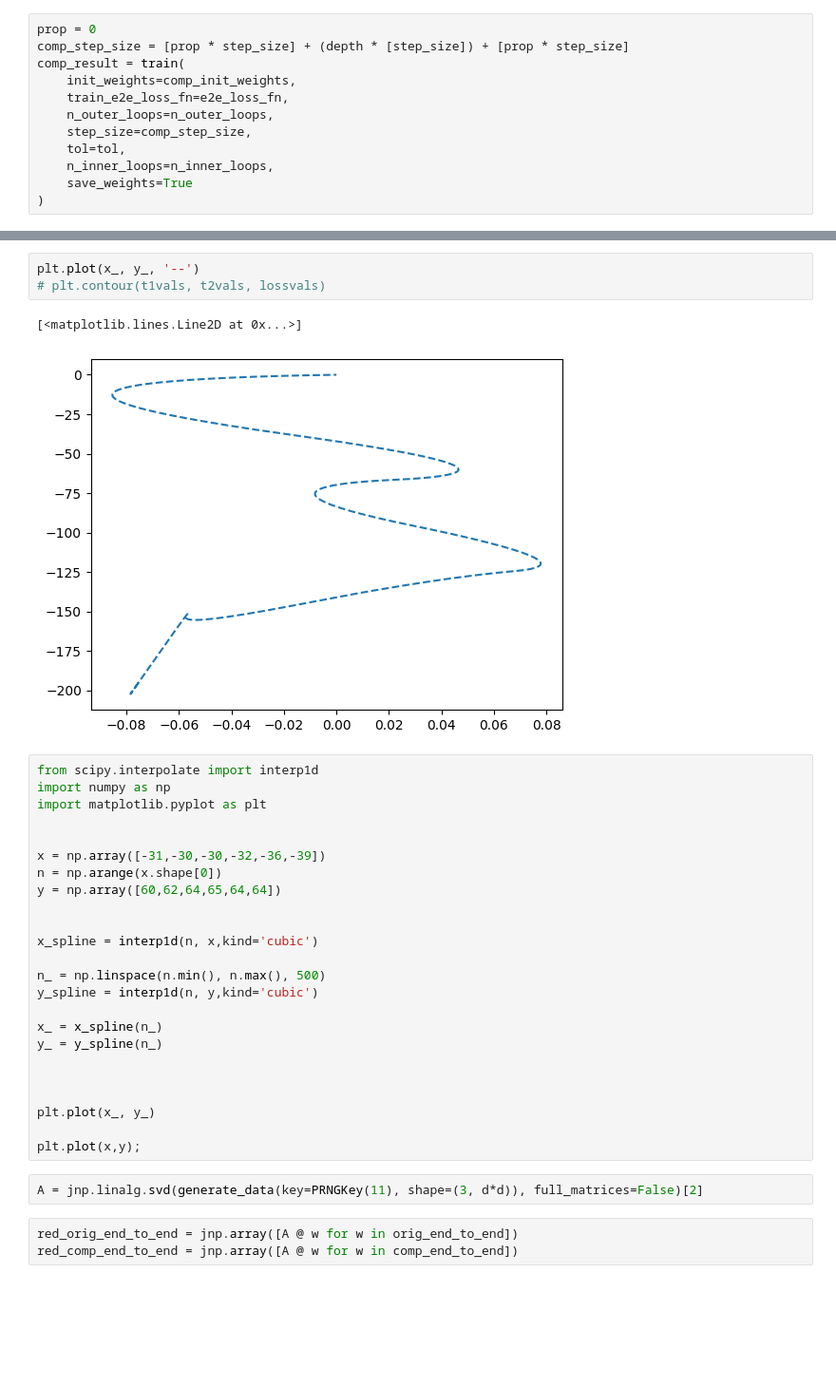
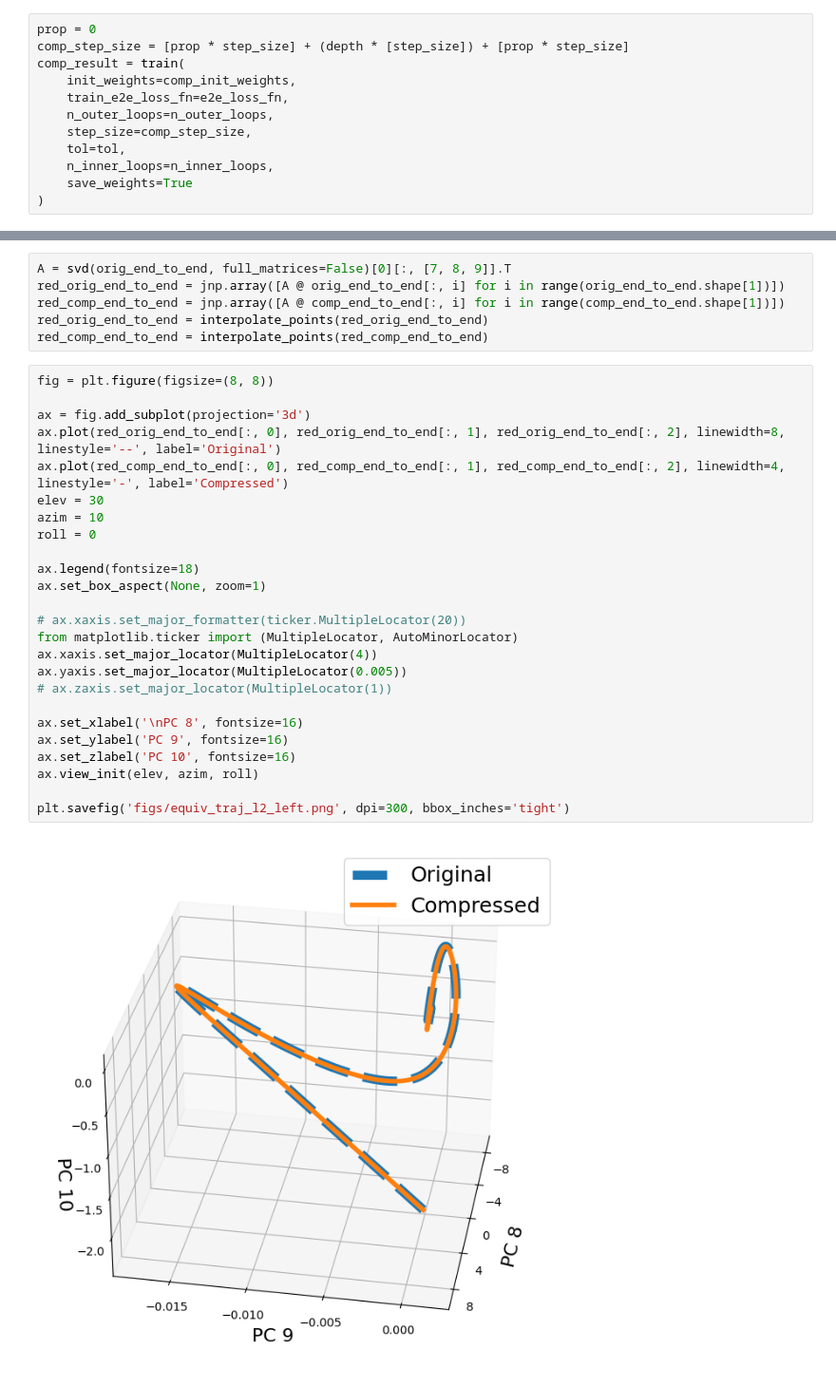
Before and after one commit to cjyaras/law-of-parsimony, a Jupyter notebook: fig_equiv_traj_L2.ipynb, the cells around one changed output, grey strips where cells are left out. Shown: that part at 95% size. Drawn from its saved outputs; the diff is of its cells as text; blank space fills up the shorter version.

```diff
--- a/fig_equiv_traj_L2.ipynb
+++ b/fig_equiv_traj_L2.ipynb
@@ -120,36 +81,34 @@ lossvals = jnp.array(lossvals)
-# %%
-plt.plot(x_, y_, '--')
-# plt.contour(t1vals, t2vals, lossvals)
-# %% [output]
-[<matplotlib.lines.Line2D at 0x...>]
-[figure, removed]
-# %%
-from scipy.interpolate import interp1d
-import numpy as np
-import matplotlib.pyplot as plt
-
-
-x = np.array([-31,-30,-30,-32,-36,-39])
-n = np.arange(x.shape[0])
-y = np.array([60,62,64,65,64,64])
-
-
-x_spline = interp1d(n, x,kind='cubic')
-
-n_ = np.linspace(n.min(), n.max(), 500)
-y_spline = interp1d(n, y,kind='cubic')
-
-x_ = x_spline(n_)
-y_ = y_spline(n_)
-
-
-
-plt.plot(x_, y_)
-
-plt.plot(x,y);
-# %%
-A = jnp.linalg.svd(generate_data(key=PRNGKey(11), shape=(3, d*d)), full_matrices=False)[2]
 # %%
-red_orig_end_to_end = jnp.array([A @ w for w in orig_end_to_end])
-red_comp_end_to_end = jnp.array([A @ w for w in comp_end_to_end])
+A = svd(orig_end_to_end, full_matrices=False)[0][:, [7, 8, 9]].T
+red_orig_end_to_end = jnp.array([A @ orig_end_to_end[:, i] for i in range(orig_end_to_end.shape[1])])
+red_comp_end_to_end = jnp.array([A @ comp_end_to_end[:, i] for i in range(comp_end_to_end.shape[1])])
+red_orig_end_to_end = interpolate_points(red_orig_end_to_end)
+red_comp_end_to_end = interpolate_points(red_comp_end_to_end)
+# %%
+fig = plt.figure(figsize=(8, 8))
+
+ax = fig.add_subplot(projection='3d')
+ax.plot(red_orig_end_to_end[:, 0], red_orig_end_to_end[:, 1], red_orig_end_to_end[:, 2], linewidth=8, linestyle='--', label='Original')
+ax.plot(red_comp_end_to_end[:, 0], red_comp_end_to_end[:, 1], red_comp_end_to_end[:, 2], linewidth=4, linestyle='-', label='Compressed')
+elev = 30
+azim = 10
+roll = 0
+
+ax.legend(fontsize=18)
+ax.set_box_aspect(None, zoom=1)
+
+# ax.xaxis.set_major_formatter(ticker.MultipleLocator(20))
+from matplotlib.ticker import (MultipleLocator, AutoMinorLocator)
+ax.xaxis.set_major_locator(MultipleLocator(4))
+ax.yaxis.set_major_locator(MultipleLocator(0.005))
+# ax.zaxis.set_major_locator(MultipleLocator(1))
+
+ax.set_xlabel('\nPC 8', fontsize=16)
+ax.set_ylabel('PC 9', fontsize=16)
+ax.set_zlabel('PC 10', fontsize=16)
+ax.view_init(elev, azim, roll)
+
+plt.savefig('figs/equiv_traj_l2_left.png', dpi=300, bbox_inches='tight')
+# %% [output]
+[figure, added]
 # %%
```
Also changed, not shown: parts of 7 cells of this notebook, 6 other files.
